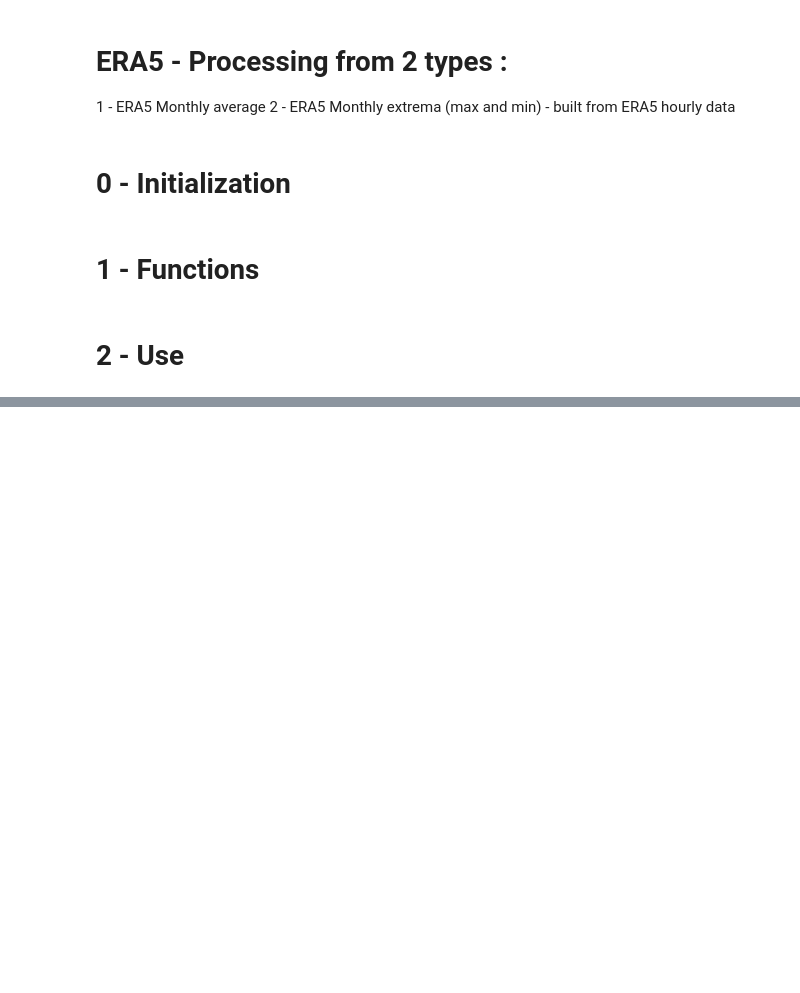
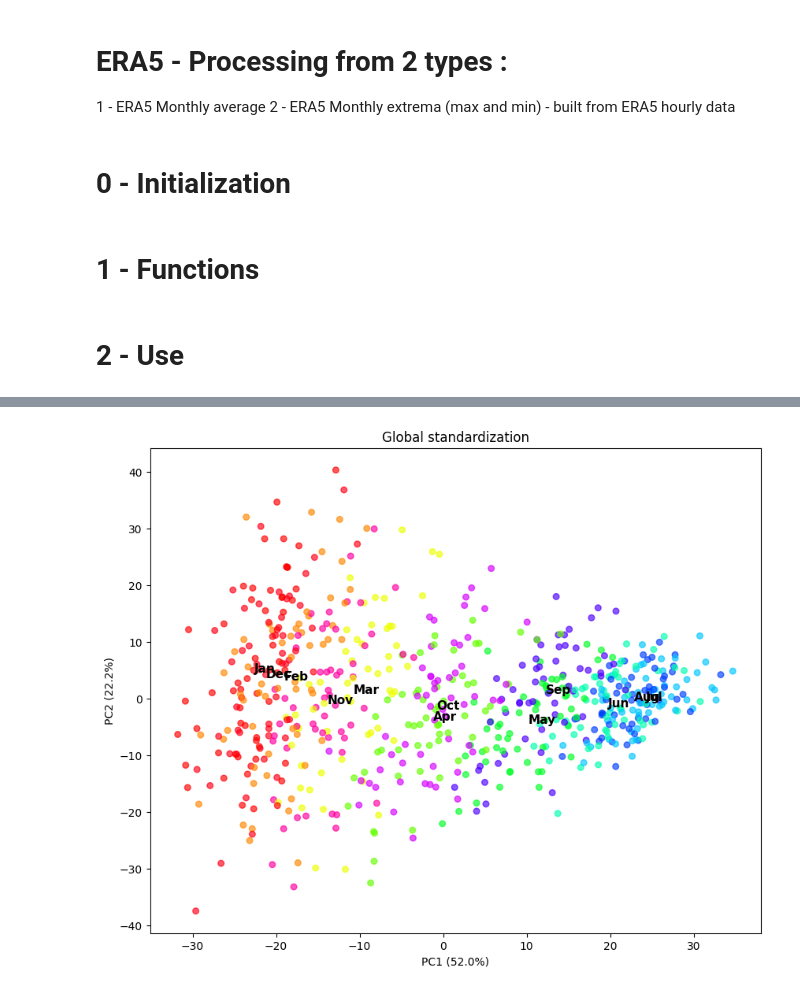
Before and after one commit to Catmosphere314/IrriGator, a Jupyter notebook: notebook/88_create_acp_candidate.ipynb, the cells around one changed output, grey strips where cells are left out. Cells and saved outputs as stored; diff of their text form; code cells hidden in the pictures; blank space fills up the shorter version.

```diff
--- a/notebook/88_create_acp_candidate.ipynb
+++ b/notebook/88_create_acp_candidate.ipynb
@@ -449,0 +777,43 @@ era5_final.to_netcdf(
+# %%
+import matplotlib.pyplot as plt
+import calendar
+
+def plot_pca(scores, pca, title):
+    fig, ax = plt.subplots(figsize=(10, 8))
+
+    scatter = ax.scatter(
+        scores["PC1"],
+        scores["PC2"],
+        c=scores["month"],
+        cmap="hsv",
+        alpha=0.65,
+        s=30,
+    )
+
+    # Calendar-month centroids
+    for month in range(1, 13):
+        subset = scores[scores["month"] == month]
+
+        ax.text(
+            subset["PC1"].mean(),
+            subset["PC2"].mean(),
+            calendar.month_abbr[month],
+            fontsize=11,
+            fontweight="bold",
+        )
+
+    ax.set_xlabel(f"PC1 ({pca.explained_variance_ratio_[0]:.1%})")
+
+    ax.set_ylabel(f"PC2 ({pca.explained_variance_ratio_[1]:.1%})")
+
+    ax.set_title(title)
+
+    plt.show()
+# %%
+plot_pca(
+    scores_global,
+    pca_global,
+    "Global standardization",
+)
+# %% [output]
+[figure, added]
```
Also changed, not shown: parts of 32 cells of this notebook.
